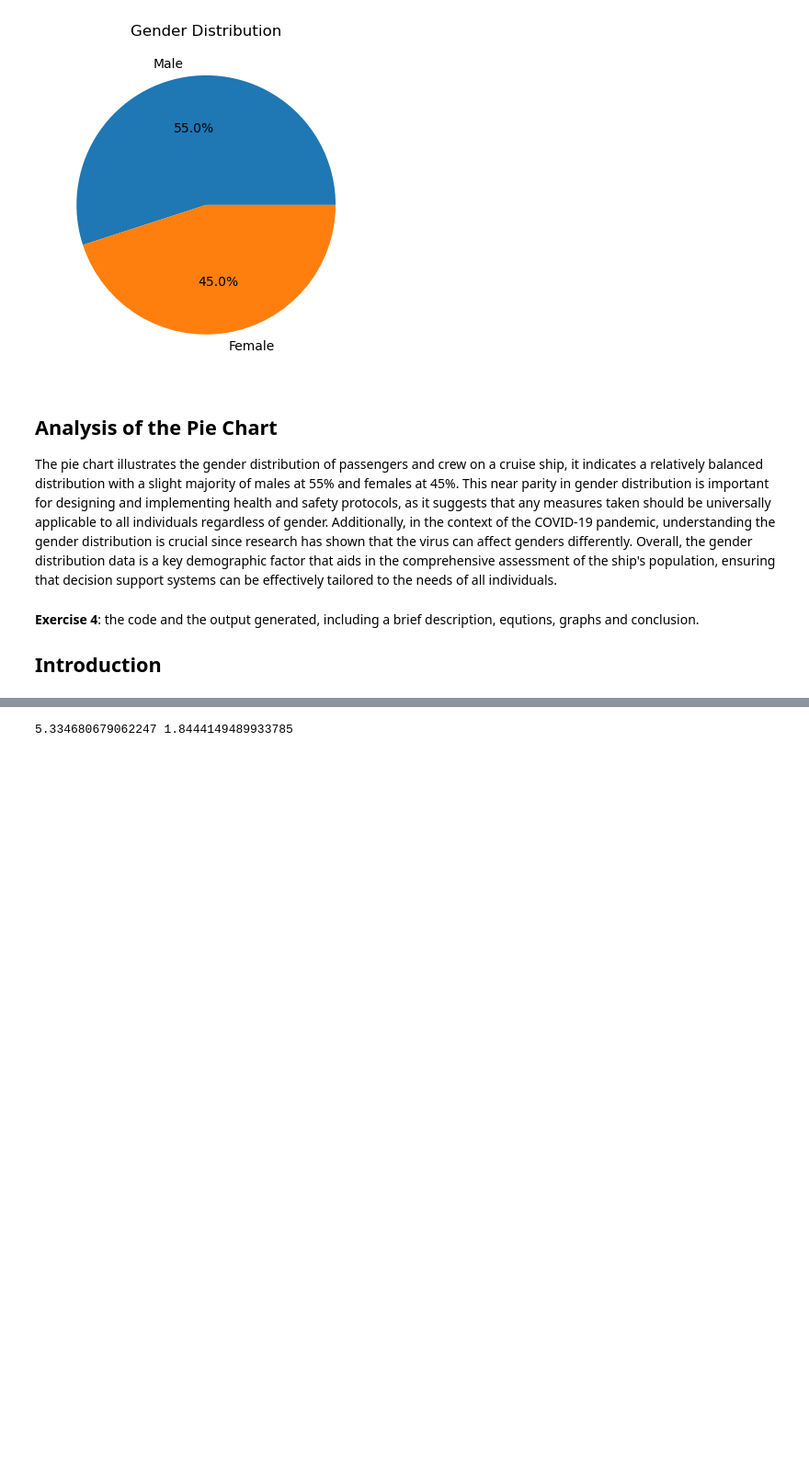
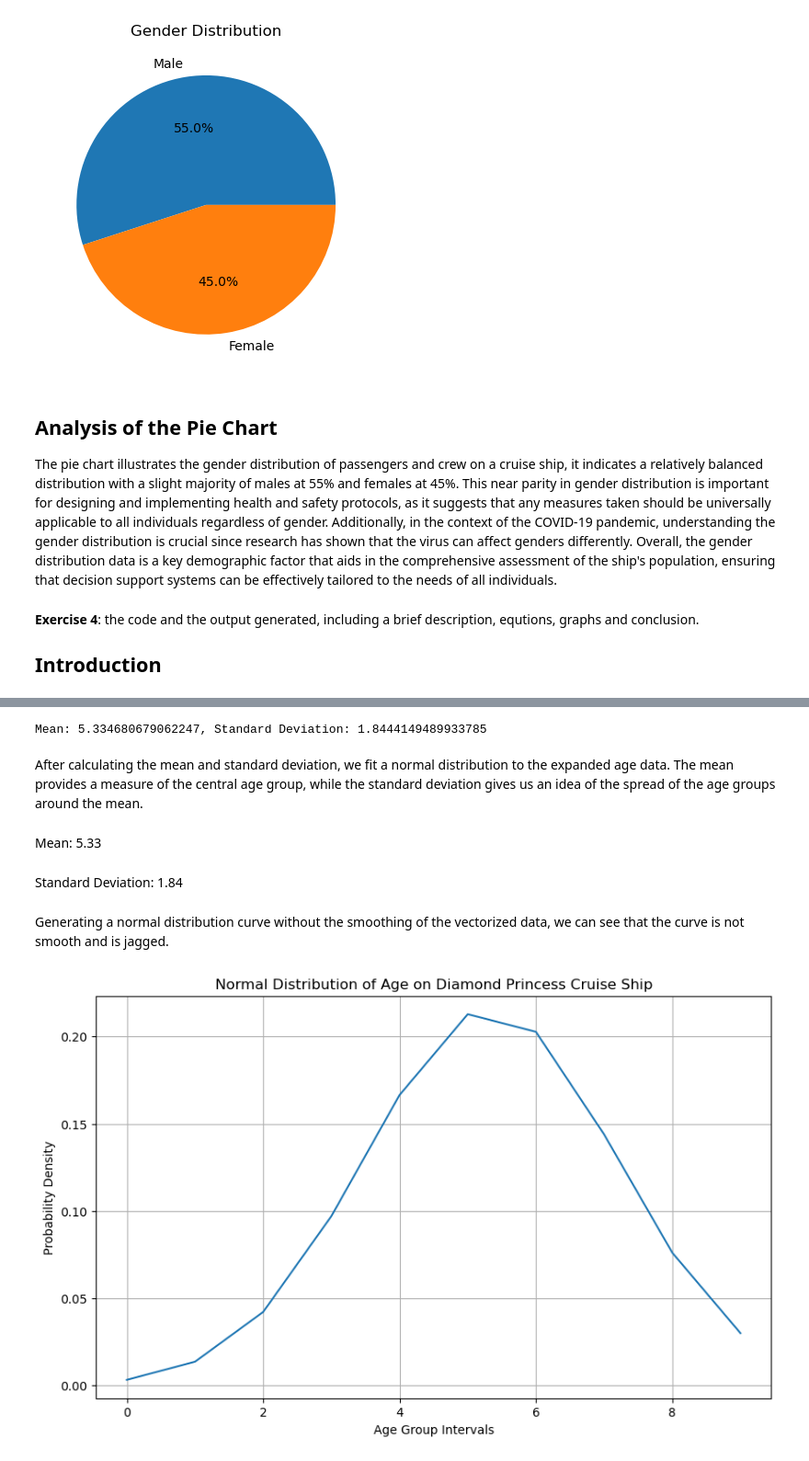
Before and after one commit to Abhay2412/ENCM509Labs, a Jupyter notebook: Lab 1/Lab01-AbhayKhosla.ipynb, the cells around one changed output, grey strips where cells are left out. Shown: that part at 92% size. Saved outputs shown, nothing was run; the diff lists cells and outputs as text; code cells hidden in the pictures; blank space fills up the shorter version.

```diff
--- a/Lab 1/Lab01-AbhayKhosla.ipynb
+++ b/Lab 1/Lab01-AbhayKhosla.ipynb
@@ -187,17 +189,34 @@ age_list = [16, 23, 347, 428, 334, 398, 923, 1015 , 216, 11]
 age_labels = ['0-9','10-19','20-29','30-39', '40-49','50-59','60-69','70-79','80-89','90-99']
 # %%
 # Creating the vector of the indexes of the age list
-vec = []
+expanded_age_vector = []
 
 index = 0
-for age in age_list:
-    for i in range(age):
-        vec.append(index)
-    index += 1
+for index, count in enumerate(age_list):
+    expanded_age_vector.extend([index] * count)
+expanded_age_vector = np.array(expanded_age_vector)
 # %%
 # Calculate the mean and standard deviation of the vector
-mean_value = np.mean(vec)
-standard_deviation = np.std(vec)
-print(mean_value, standard_deviation)
+mean_value = np.mean(expanded_age_vector)
+standard_deviation = np.std(expanded_age_vector)
+print(f'Mean: {mean_value}, Standard Deviation: {standard_deviation}')
 # %% [output]
-5.334680679062247 1.8444149489933785
+Mean: 5.334680679062247, Standard Deviation: 1.8444149489933785
+# %% [markdown]
+After calculating the mean and standard deviation, we fit a normal distribution to the expanded age data. The mean provides a measure of the central age group, while the standard deviation gives us an idea of the spread of the age groups around the mean.
+# %% [markdown]
+Mean: 5.33
+# %% [markdown]
+Standard Deviation: 1.84
+# %% [markdown]
+Generating a normal distribution curve without the smoothing of the vectorized data, we can see that the curve is not smooth and is jagged.
+# %%
+# Generate points for the normal distribution curve
+plt.figure(figsize=(10, 6))
+plt.plot(expanded_age_vector, norm.pdf(expanded_age_vector, mean_value, standard_deviation))
+plt.title('Normal Distribution of Age on Diamond Princess Cruise Ship')
+plt.xlabel('Age Group Intervals')
+plt.ylabel('Probability Density')
+plt.grid(True)
+# %% [output]
+[figure, added]
```
Also changed, not shown: parts of 6 cells of this notebook.
